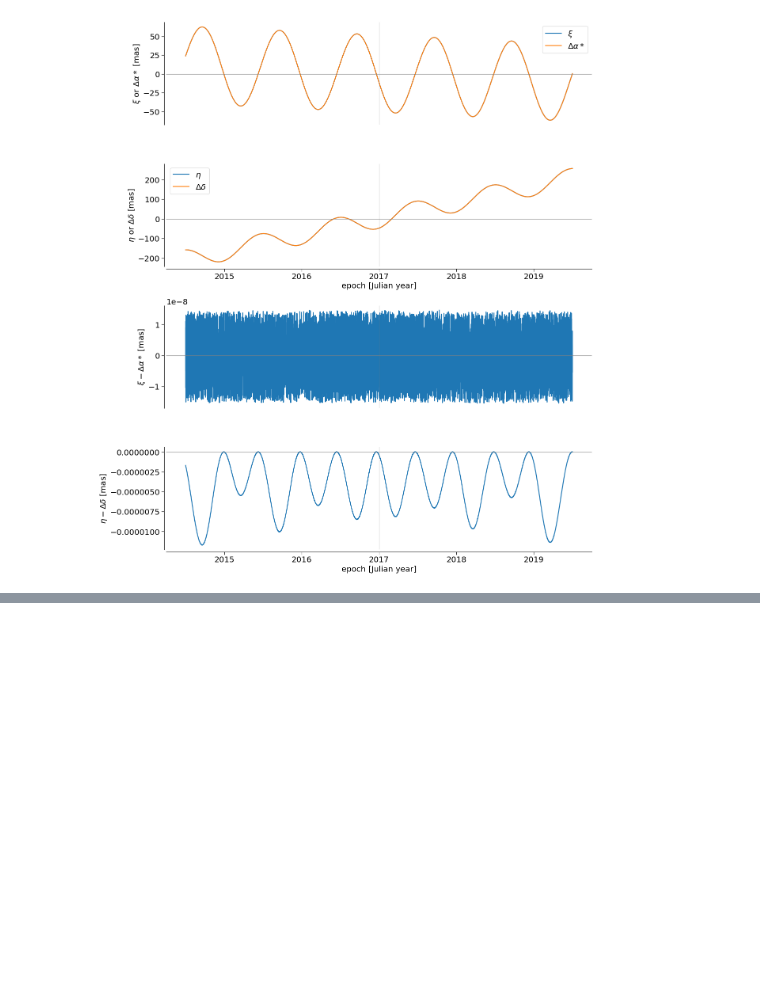
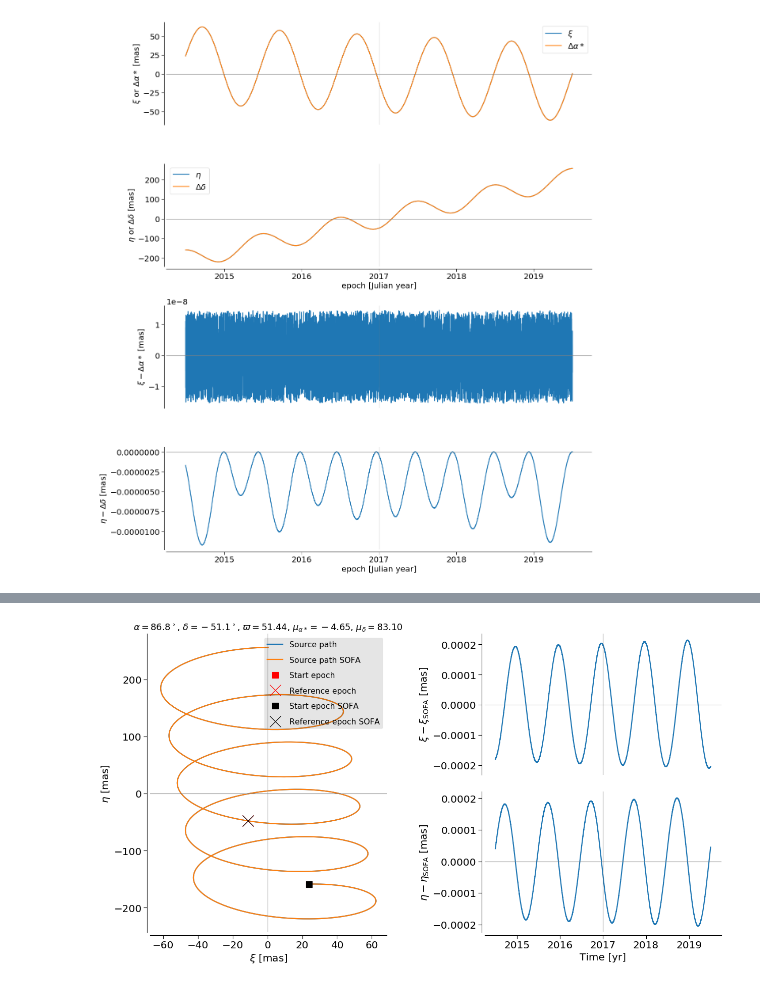
Before and after one commit to agabrown/astrometric-sky-path, a Jupyter notebook: PythonVersion/AstrometricSkyPaths.ipynb, the cells around one changed output, grey strips where cells are left out. Drawn from its saved outputs; the diff is of its cells as text; code cells hidden in the pictures; blank space fills up the shorter version.

Commit message:
comparison sofa-python added

```diff
--- a/PythonVersion/AstrometricSkyPaths.ipynb
+++ b/PythonVersion/AstrometricSkyPaths.ipynb
@@ -197,8 +199,9 @@ The following code blocks plot the sky path in various forms to check that the c
 refepoch = 2017.0
 startepoch = 2014.5
 endepoch = 2019.5
+npoints=10000
 
-time = np.linspace(startepoch, endepoch, 10000)
+time = np.linspace(startepoch, endepoch, npoints)
 
 # Barnard's star
 #alphadeg = 66.0
@@ -349,0 +357,63 @@ plt.show()
+# %%
+skyPathCommand=['../skypath']
+skyPathCommand.append('-astrometry')
+skyPathCommand.append('{0},{1},{2},{3},{4},{5}'.format(alphadeg,deltadeg,parallax,mura,mudec,vrad))
+skyPathCommand.append('-refepoch')
+skyPathCommand.append('{0}'.format(refepoch))
+skyPathCommand.append('-start')
+skyPathCommand.append('{0}'.format(startepoch))
+skyPathCommand.append('-interval')
+skyPathCommand.append('{0}'.format(endepoch-startepoch))
+skyPathCommand.append('-npoints')
+skyPathCommand.append('{0}'.format(npoints))
+
+result=subprocess.run(skyPathCommand, stdout=subprocess.PIPE)
+skyPath=result.stdout.splitlines()
+times_sofa=np.empty(len(skyPath))
+alpha_sofa=np.empty(len(skyPath))
+delta_sofa=np.empty(len(skyPath))
+xi_sofa=np.empty(len(skyPath))
+eta_sofa=np.empty(len(skyPath))
+for i in range(len(skyPath)):
+    times_sofa[i], alpha_sofa[i], delta_sofa[i], xi_sofa[i], eta_sofa[i] = skyPath[i].split()
+
+figcomp = plt.figure(figsize=(16,9))
+axcomp = figcomp.add_subplot(121)
+apply_tufte(axcomp)
+
+axcomp.plot(xi, eta, '-', label=r'Source path', lw=2)
+axcomp.plot(xi_sofa, eta_sofa, '-', label=r'Source path SOFA', lw=2)
+axcomp.plot(xi[0], eta[0], 's', c='r', ms=10, label='Start epoch')
+axcomp.plot(xi_ref, eta_ref, 'x', c='r', ms=20, label='Reference epoch')
+axcomp.plot(xi[0], eta[0], 's', c='k', ms=10, label='Start epoch SOFA')
+axcomp.plot(xi_ref, eta_ref, 'x', c='k', ms=20, label='Reference epoch SOFA')
+axcomp.set_xlabel(r'$\xi$ [mas]')
+axcomp.set_ylabel(r'$\eta$ [mas]')
+axcomp.axhline(y=0, c='gray', lw=1)
+axcomp.axvline(x=0, c='gray', lw=1)
+axcomp.legend(loc='upper right', fontsize=14,  facecolor='#000000', framealpha=0.1,
+         labelspacing=1)
+axcomp.set_title(r'$\alpha={0:.1f}^\circ$, $\delta={1:.1f}^\circ$, $\varpi={2:.2f}$, $\mu_{{\alpha*}}={3:.2f}$, $\mu_\delta={4:.2f}$'.
+        format(alphadeg, deltadeg, parallax, mura, mudec), fontsize=16)
+
+ax1dracomp = figcomp.add_subplot(222)
+apply_tufte(ax1dracomp)
+ax1dracomp.spines['bottom'].set_visible(False)
+ax1dracomp.xaxis.set_ticks([])
+ax1dracomp.plot(time, xi-xi_sofa)
+ax1dracomp.set_ylabel(r'$\xi-\xi_\mathrm{SOFA}$ [mas]')
+ax1dracomp.axvline(x=refepoch, c='gray', lw=1)
+ax1dracomp.axhline(y=0, c='gray', lw=1)
+
+ax1ddeccomp = figcomp.add_subplot(224)
+apply_tufte(ax1ddeccomp)
+ax1ddeccomp.plot(time, eta-eta_sofa)
+ax1ddeccomp.set_xlabel(r'Time [yr]')
+ax1ddeccomp.set_ylabel(r'$\eta-\eta_\mathrm{SOFA}$ [mas]')
+ax1ddeccomp.axvline(x=refepoch, c='gray', lw=1)
+ax1ddeccomp.axhline(y=0, c='gray', lw=1)
+
+plt.tight_layout()
+plt.show()
+# %% [output]
+[figure, added]
```
Also changed, not shown: parts of 2 cells of this notebook.
